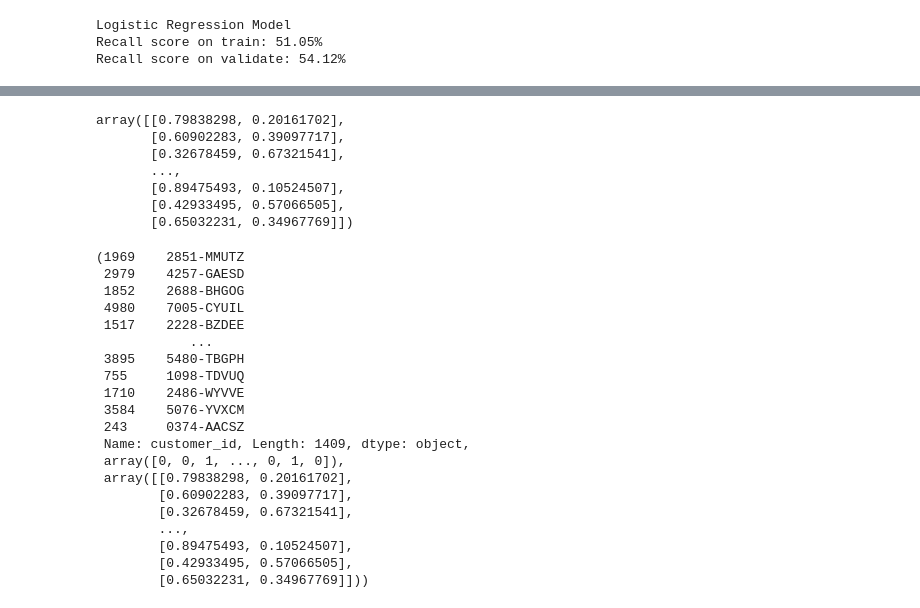
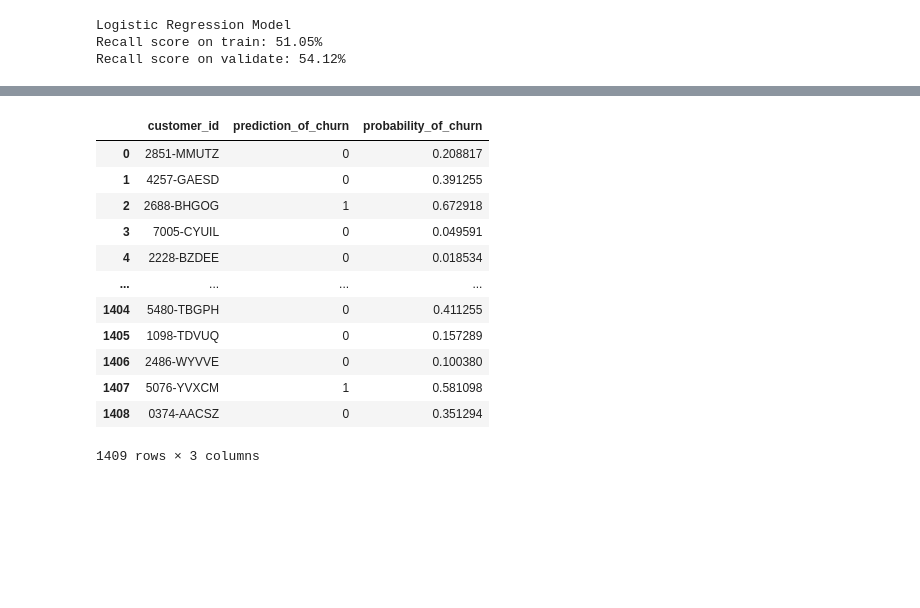
Before and after one commit to Adam-Harris87/classification-project, a Jupyter notebook: modeling.ipynb, the cells around one changed output, grey strips where cells are left out. Saved outputs shown, nothing was run; the diff lists cells and outputs as text; code cells hidden in the pictures; blank space fills up the shorter version.

```diff
--- a/modeling.ipynb
+++ b/modeling.ipynb
@@ -1053,33 +1023,23 @@ Length: 1409, dtype: int64
-# %%
-lr.predict_proba(test[X_cols_h])
-# %% [output]
-array([[0.79838298, 0.20161702],
-       [0.60902283, 0.39097717],
-       [0.32678459, 0.67321541],
-       ...,
-       [0.89475493, 0.10524507],
-       [0.42933495, 0.57066505],
-       [0.65032231, 0.34967769]])
-# %%
-test.customer_id, test_pred, lr.predict_proba(test[X_cols_h])
-# %% [output]
-(1969    2851-MMUTZ
- 2979    4257-GAESD
- 1852    2688-BHGOG
- 4980    7005-CYUIL
- 1517    2228-BZDEE
-            ...
- 3895    5480-TBGPH
- 755     1098-TDVUQ
- 1710    2486-WYVVE
- 3584    5076-YVXCM
- 243     0374-AACSZ
- Name: customer_id, Length: 1409, dtype: object,
- array([0, 0, 1, ..., 0, 1, 0]),
- array([[0.79838298, 0.20161702],
-        [0.60902283, 0.39097717],
-        [0.32678459, 0.67321541],
-        ...,
-        [0.89475493, 0.10524507],
-        [0.42933495, 0.57066505],
-        [0.65032231, 0.34967769]]))
+# %%
+predictions = pd.concat([
+    pd.DataFrame(test.customer_id).reset_index().drop(columns='index'),
+    pd.DataFrame(test_pred).rename(columns={0:'prediction_of_churn'}),
+    pd.DataFrame(lr.predict_proba(
+        test[X_cols])).drop(columns=0).rename(
+        columns={1:'probability_of_churn'})
+],axis=1)
+predictions
+# %% [output]
+|  | customer_id | prediction_of_churn | probability_of_churn |
+| 0 | 2851-MMUTZ | 0 | 0.208817 |
+| 1 | 4257-GAESD | 0 | 0.391255 |
+| 2 | 2688-BHGOG | 1 | 0.672918 |
+| 3 | 7005-CYUIL | 0 | 0.049591 |
+| 4 | 2228-BZDEE | 0 | 0.018534 |
+| ... | ... | ... | ... |
+| 1404 | 5480-TBGPH | 0 | 0.411255 |
+| 1405 | 1098-TDVUQ | 0 | 0.157289 |
+| 1406 | 2486-WYVVE | 0 | 0.100380 |
+| 1407 | 5076-YVXCM | 1 | 0.581098 |
+| 1408 | 0374-AACSZ | 0 | 0.351294 |
+1409 rows × 3 columns
```
Also changed, not shown: parts of 13 cells of this notebook, 3 other files.
